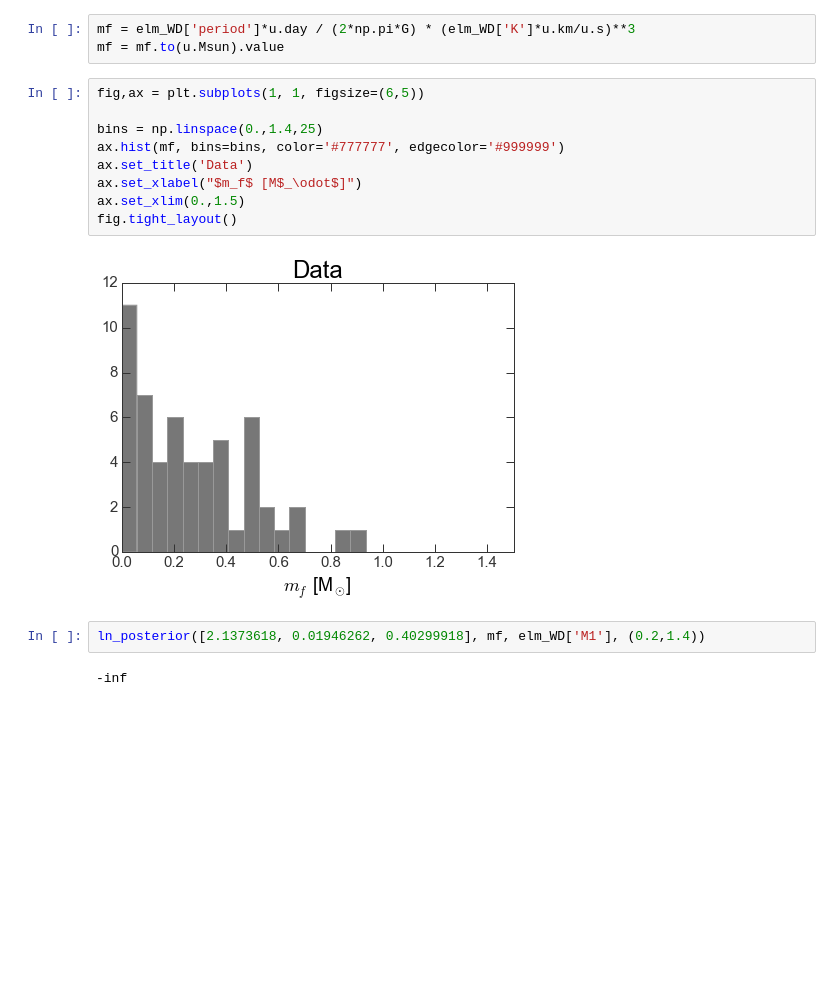
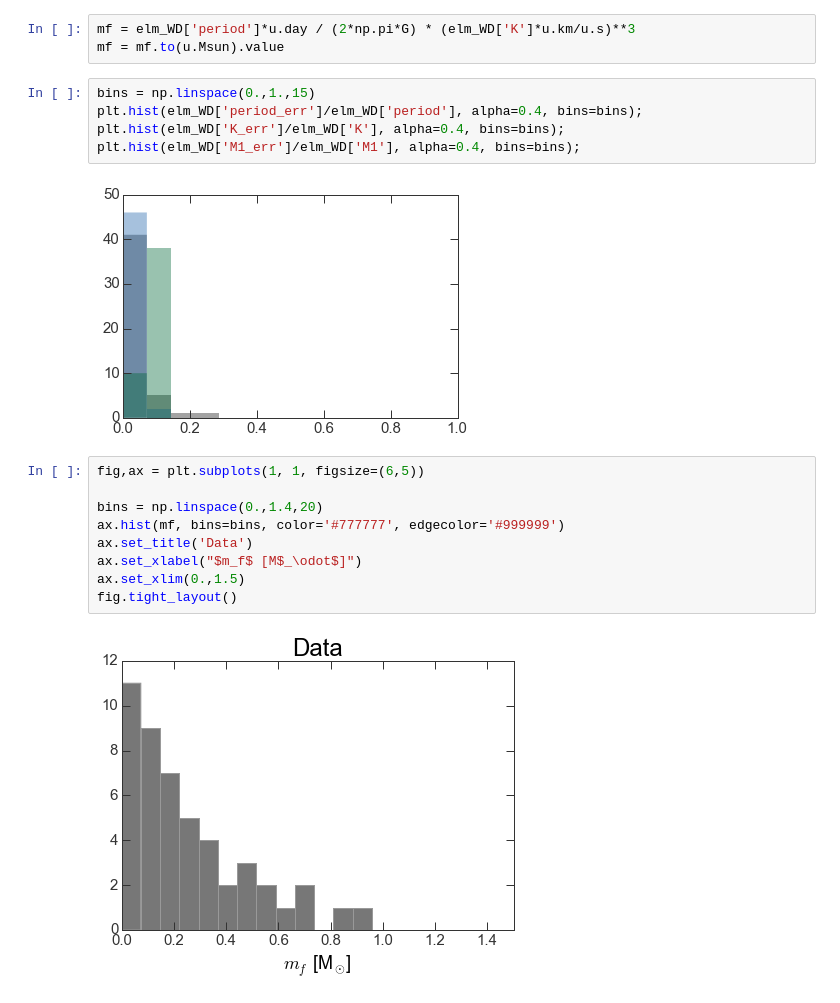
Before and after one commit to adrn/tilt-shift, a Jupyter notebook: notebooks/Paper figures.ipynb, the cells around one changed output. Saved outputs shown, nothing was run; the diff lists cells and outputs as text; blank space fills up the shorter version.

```diff
--- a/notebooks/Paper figures.ipynb
+++ b/notebooks/Paper figures.ipynb
@@ -437,18 +443,21 @@ plt.hist(elm_WD['M1_err']/elm_WD['M1'], alpha=0.4, bins=bins);
 # %%
 mf = elm_WD['period']*u.day / (2*np.pi*G) * (elm_WD['K']*u.km/u.s)**3
 mf = mf.to(u.Msun).value
+# %%
+bins = np.linspace(0.,1.,15)
+plt.hist(elm_WD['period_err']/elm_WD['period'], alpha=0.4, bins=bins);
+plt.hist(elm_WD['K_err']/elm_WD['K'], alpha=0.4, bins=bins);
+plt.hist(elm_WD['M1_err']/elm_WD['M1'], alpha=0.4, bins=bins);
+# %% [output]
+[figure, added]
 # %%
 fig,ax = plt.subplots(1, 1, figsize=(6,5))
 
-bins = np.linspace(0.,1.4,25)
+bins = np.linspace(0.,1.4,20)
 ax.hist(mf, bins=bins, color='#777777', edgecolor='#999999')
 ax.set_title('Data')
 ax.set_xlabel("$m_f$ [M$_\odot$]")
 ax.set_xlim(0.,1.5)
 fig.tight_layout()
 # %% [output]
-[figure, old version]
+[figure, new version]
-# %%
-ln_posterior([2.1373618, 0.01946262, 0.40299918], mf, elm_WD['M1'], (0.2,1.4))
-# %% [output]
--inf
```
Also changed, not shown: parts of 14 cells of this notebook.
